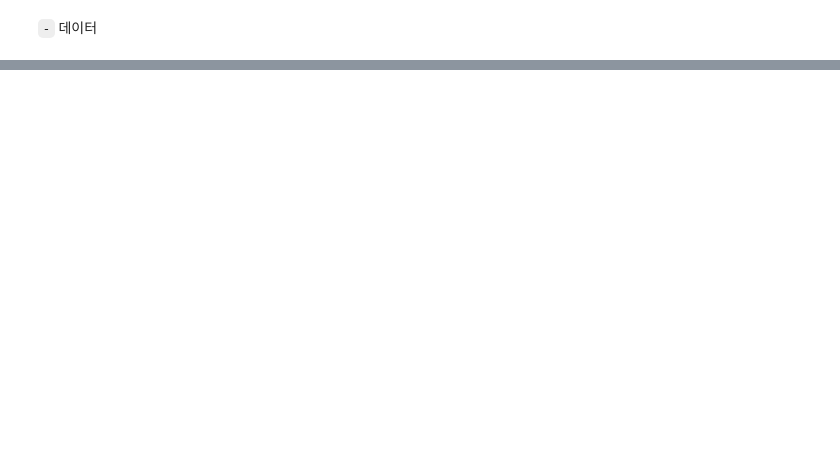
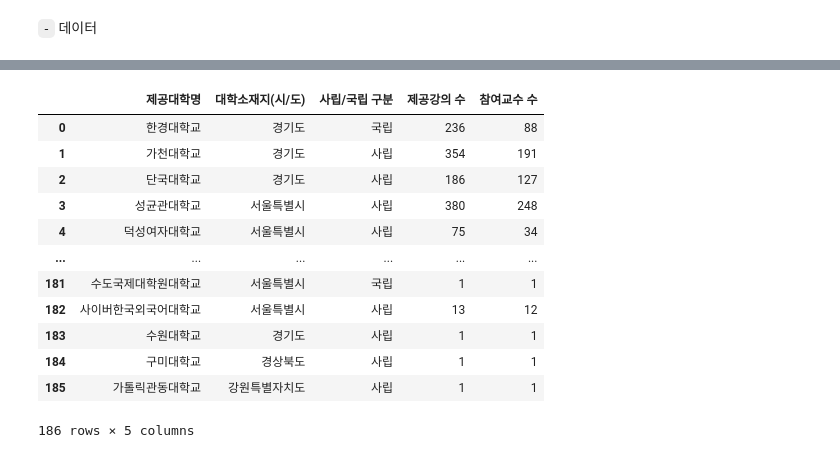
Before and after one commit to HollyRiver/R, a Jupyter notebook: SDB/Analysis.ipynb, the cells around one changed output, grey strips where cells are left out. Cells and saved outputs as stored; diff of their text form; code cells hidden in the pictures; blank space fills up the shorter version.

```diff
--- a/SDB/Analysis.ipynb
+++ b/SDB/Analysis.ipynb
@@ -22,0 +67,17 @@ pd.merge(university, professor)
+# %%
+df = university.merge(course_count).merge(professor_count)
+df
+# %% [output]
+|  | 제공대학명 | 대학소재지(시/도) | 사립/국립 구분 | 제공강의 수 | 참여교수 수 |
+| 0 | 한경대학교 | 경기도 | 국립 | 236 | 88 |
+| 1 | 가천대학교 | 경기도 | 사립 | 354 | 191 |
+| 2 | 단국대학교 | 경기도 | 사립 | 186 | 127 |
+| 3 | 성균관대학교 | 서울특별시 | 사립 | 380 | 248 |
+| 4 | 덕성여자대학교 | 서울특별시 | 사립 | 75 | 34 |
+| ... | ... | ... | ... | ... | ... |
+| 181 | 수도국제대학원대학교 | 서울특별시 | 국립 | 1 | 1 |
+| 182 | 사이버한국외국어대학교 | 서울특별시 | 사립 | 13 | 12 |
+| 183 | 수원대학교 | 경기도 | 사립 | 1 | 1 |
+| 184 | 구미대학교 | 경상북도 | 사립 | 1 | 1 |
+| 185 | 가톨릭관동대학교 | 강원특별자치도 | 사립 | 1 | 1 |
+186 rows × 5 columns
```
Also changed, not shown: parts of 19 cells of this notebook, 11 other files.
